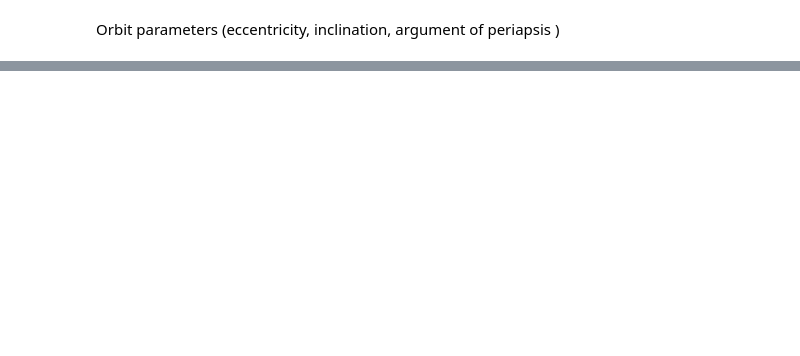
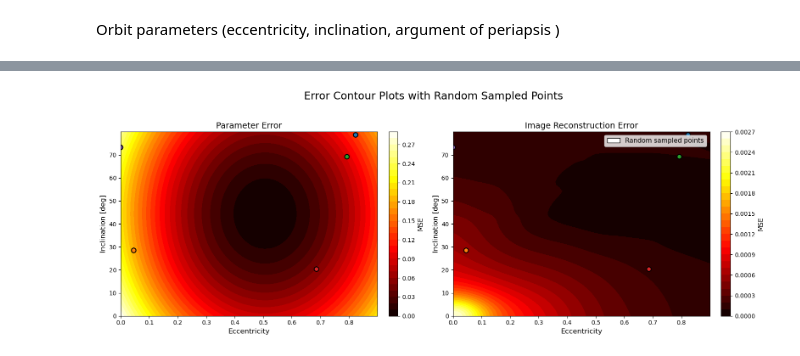
Before and after one commit to Zylarx/Pratical_work_PINNs, a Jupyter notebook: solution.ipynb, the cells around one changed output, grey strips where cells are left out. Saved outputs shown, nothing was run; the diff lists cells and outputs as text; code cells hidden in the pictures; blank space fills up the shorter version.

```diff
--- a/solution.ipynb
+++ b/solution.ipynb
@@ -54,0 +124,58 @@ plt.show()
+# %%
+
+
+# Generate 5 (almost random) test points from the grid
+num_points = 5
+cmap = plt.get_cmap("tab10")
+colors = [cmap(i % cmap.N) for i in range(num_points)]
+
+
+selected_indices = []
+
+while len(selected_indices) < num_points:
+    i = random.randint(0, len(ecc_range) - 1)
+    j = random.randint(0, len(inc_range) - 1)
+    if (i, j) not in selected_indices:
+        selected_indices.append((i, j))
+
+# Convert indices to eccentricity and inclination values for plotting
+selected_ecc = [ecc_range[i].item() for i, j in selected_indices]
+selected_inc = [np.rad2deg(inc_range[j].item()) for i, j in selected_indices]
+
+
+fig, axes = plt.subplots(1, 2, figsize=(16, 6))
+
+# Create grid for contour plots
+ecc_grid, inc_grid = torch.meshgrid(ecc_range, inc_range, indexing="ij")
+ecc_grid_np = ecc_grid.numpy()
+inc_grid_deg = np.rad2deg(inc_grid.numpy())
+
+# --- Parameter Error Contour Plot ---
+ax = axes[0]
+cs1 = ax.contourf(ecc_grid_np, inc_grid_deg, error_param_map.numpy().T, levels=30, cmap="hot")
+ax.scatter(selected_ecc, selected_inc, color=colors, marker="o", s=60, edgecolors="black", linewidths=1.5)
+ax.set_xlabel("Eccentricity", fontsize=12)
+ax.set_ylabel("Inclination [deg]", fontsize=12)
+ax.set_title("Parameter Error", fontsize=14)
+cbar1 = plt.colorbar(cs1, ax=ax, fraction=0.046, pad=0.04)
+cbar1.set_label("MSE", fontsize=11)
+
+# --- Image Error Contour Plot ---
+ax = axes[1]
+cs2 = ax.contourf(ecc_grid_np, inc_grid_deg, error_img_map.numpy().T, levels=30, cmap="hot")
+ax.scatter(selected_ecc, selected_inc, color=colors, marker="o", s=60, edgecolors="black", linewidths=1.5)
+ax.set_xlabel("Eccentricity", fontsize=12)
+ax.set_ylabel("Inclination [deg]", fontsize=12)
+ax.set_title("Image Reconstruction Error", fontsize=14)
+cbar2 = plt.colorbar(cs2, ax=ax, fraction=0.046, pad=0.04)
+cbar2.set_label("MSE", fontsize=11)
+
+# Add custom legend
+point_patch = mpatches.Patch(facecolor="white", edgecolor="black", label="Random sampled points")
+ax.legend(handles=[point_patch], loc='upper right', fontsize=11, frameon=True)
+
+plt.suptitle("Error Contour Plots with Random Sampled Points", fontsize=18)
+plt.tight_layout(rect=[0, 0, 1, 0.95])
+plt.show()
+# %% [output]
+[figure, added]
```
Also changed, not shown: parts of 40 cells of this notebook, 2 other files.
